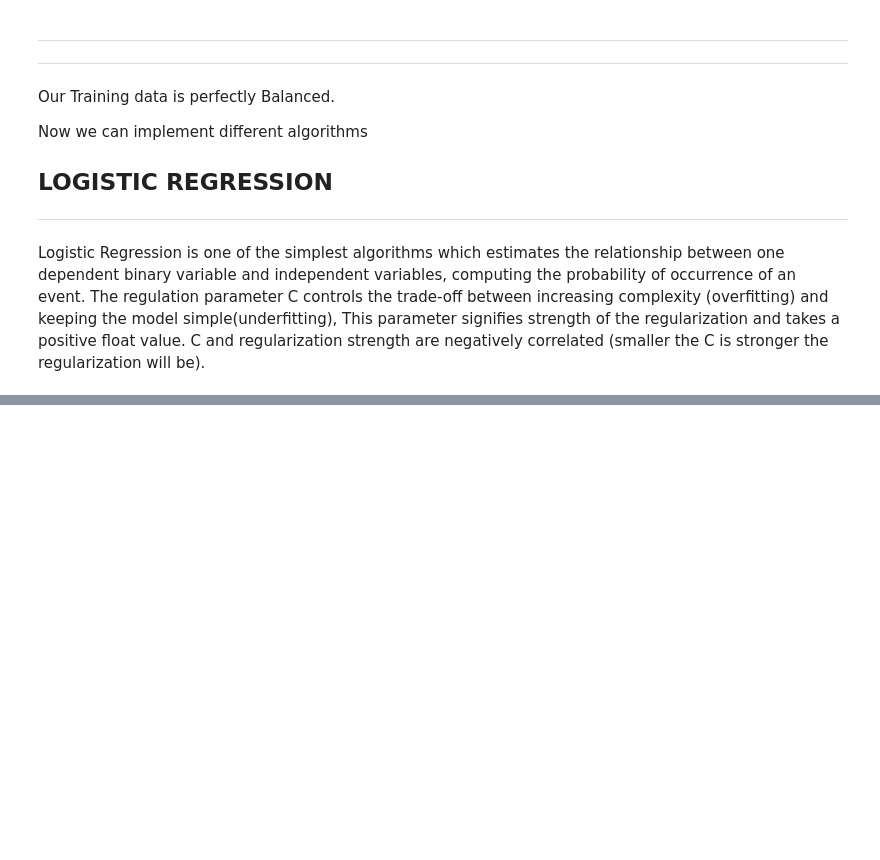
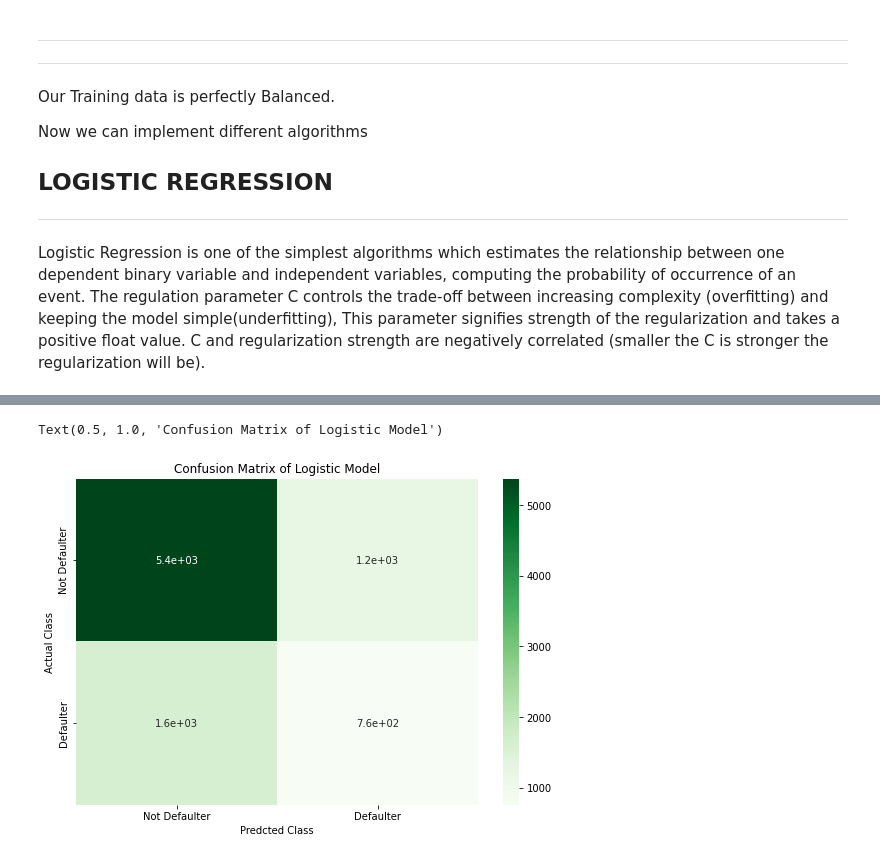
Before and after one commit to Mdanish2020/Credit_card_default_prediction, a Jupyter notebook: ML_Capstone(Classification)Credit_Card_Default_Prediction.ipynb, the cells around one changed output, grey strips where cells are left out. Saved outputs shown, nothing was run; the diff lists cells and outputs as text; code cells hidden in the pictures; blank space fills up the shorter version.

```diff
--- a/ML_Capstone(Classification)Credit_Card_Default_Prediction.ipynb
+++ b/ML_Capstone(Classification)Credit_Card_Default_Prediction.ipynb
@@ -560,7 +570,7 @@ from sklearn.model_selection import GridSearchCV
 logistic_regression = LogisticRegression()
 param_grid = {'penalty':['l1','l2'], 'C' : [0.0001,0.001, 0.01, 0.1, 0.2, 0.3, 0.4, 0.5, 0.6, 0.7, 0.8, 0.9, 1, 10] }   #set the parmeter
 
-logistic_grid_model = GridSearchCV(logistic_regression, param_grid, scoring = 'recall',n_jobs = -1, verbose = 3, cv = 3)
+logistic_grid_model = GridSearchCV(logistic_regression, param_grid, scoring = 'precision',n_jobs = -1, verbose = 3, cv = 3)
 logistic_grid_model.fit(X_train_smt,y_train_smt)
 # %% [output]
 Fitting 3 folds for each of 28 candidates, totalling 84 fits
@@ -585,0 +596,4 @@ logistic_grid_model.best_score_
+# %%
+# Predicted results
+y_train_pred = logistic_grid_model.predict(X_train_smt)
+y_test_pred = logistic_grid_model.predict(X_test)
@@ -585,0 +614,14 @@ logistic_grid_model.best_score_
+# %%
+# precision, recall, f1 score and confusion matrix
+log_test_precision = precision_score(y_test,y_test_pred)
+log_test_recall = recall_score(y_test,y_test_pred,)
+log_f1_score = f1_score(y_test,y_test_pred)
+log_roc_auc_score = roc_auc_score(y_test,y_test_pred)
+log_confusion_mat = confusion_matrix(y_test,y_test_pred)
+
+# Printing all these matrices
+print('Precision score of logistic model:',log_test_precision)
+print('Recall score of logistic model:', log_test_recall)
+print('F1 score of logistic model: ', log_f1_score)
+print('ROC AUC score of logistic model: ',log_roc_auc_score)
+print('Confusion matrix of logistic model \n:',log_confusion_mat)
@@ -585,0 +636,12 @@ logistic_grid_model.best_score_
+# %%
+labels = ['Not Defaulter','Defaulter']
+
+# plotting confusion matrix through heatmap
+plt.figure(figsize = (9,6))
+sns.heatmap(log_confusion_mat,cmap = 'Greens', annot = True, xticklabels = labels, yticklabels = labels)
+plt.ylabel('Actual Class')
+plt.xlabel('Predcted Class')
+plt.title('Confusion Matrix of Logistic Model',fontsize = 12)
+# %% [output]
+Text(0.5, 1.0, 'Confusion Matrix of Logistic Model')
+[figure, added]
```
Also changed, not shown: parts of 29 cells of this notebook.
